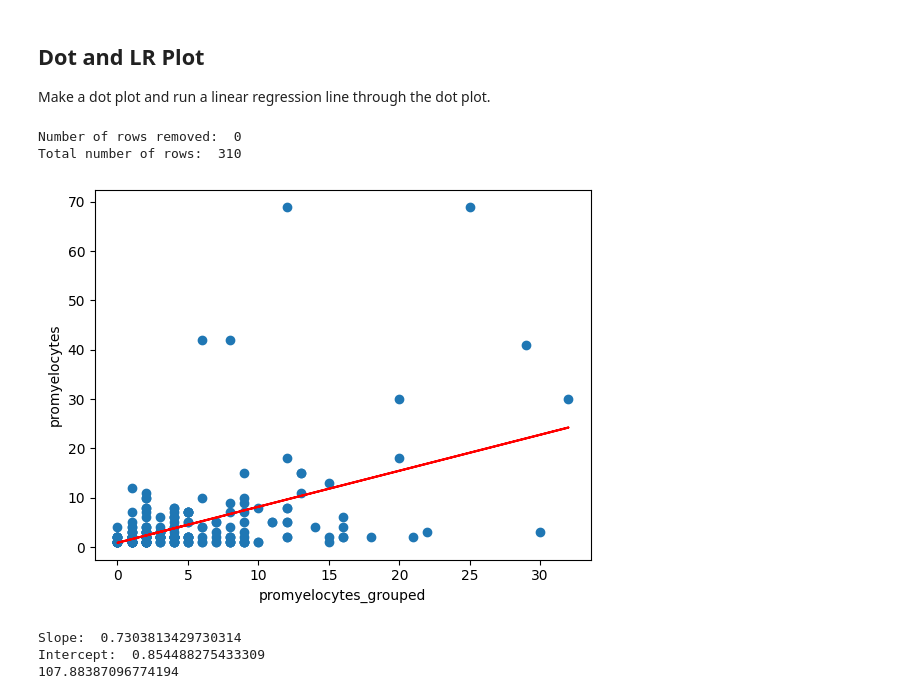
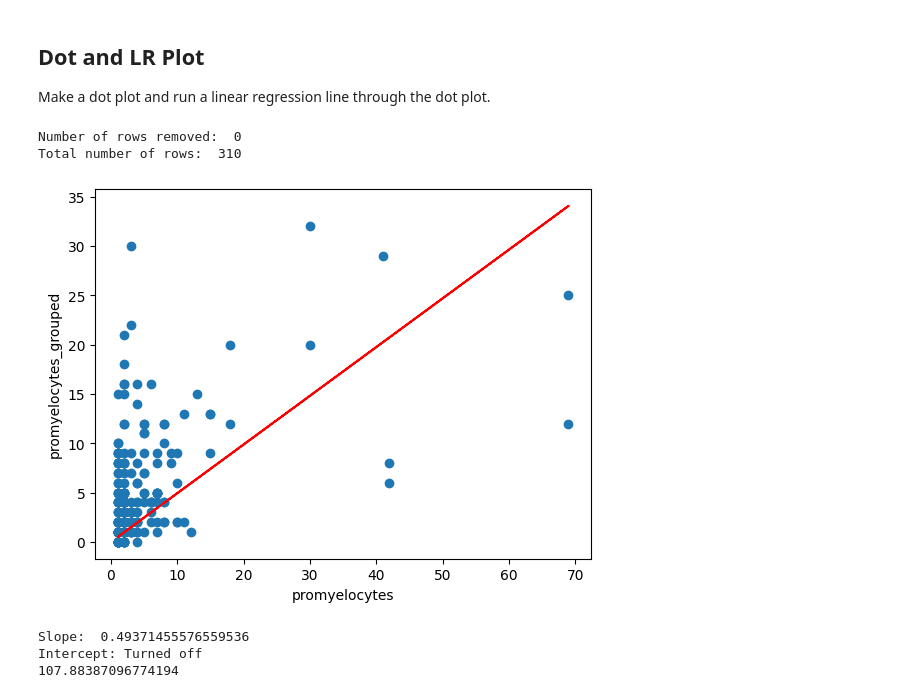
Before and after one commit to neoyinzhanghan/LeukoLocator, a Jupyter notebook: scripts/BMA/analyse_differential.ipynb, the cells around one changed output. Saved outputs shown, nothing was run; the diff lists cells and outputs as text; code cells hidden in the pictures.

```diff
--- a/scripts/BMA/analyse_differential.ipynb
+++ b/scripts/BMA/analyse_differential.ipynb
@@ -55,35 +208,35 @@ def dot_and_linear_regression(column_1, column_2, intercept=False):
     print("Total number of rows: ", len(df))
 
     # drop any rows with NaN values
     new_df = new_df.dropna()
 
     X = new_df[[column_1]]
     y = new_df[column_2]
 
     model = LinearRegression(fit_intercept=intercept)
     model.fit(X, y)
 
     plt.scatter(new_df[column_1], new_df[column_2])
     plt.plot(new_df[column_1], model.predict(X), color="red")
     plt.xlabel(column_1)
     plt.ylabel(column_2)
     plt.show()
 
     # print the slope and intercept of the line
     print("Slope: ", model.coef_[0])
     if intercept:
         print("Intercept: ", model.intercept_)
     else:
         print("Intercept: Turned off")
 
 celltype = "promyelocytes"
-dot_and_linear_regression(f"{celltype}_grouped", celltype, intercept=True)
+dot_and_linear_regression(celltype, f"{celltype}_grouped", intercept=False)
 # Also print the average grouped count
 print(df[f"{celltype}_grouped_count"].mean())
 # %% [output]
 Number of rows removed:  0
 Total number of rows:  310
-[figure, old version]
+[figure, new version]
-Slope:  0.7303813429730314
-Intercept:  0.854488275433309
+Slope:  0.49371455576559536
+Intercept: Turned off
 107.88387096774194
```
Also changed, not shown: parts of 4 cells of this notebook, 6 other files.
